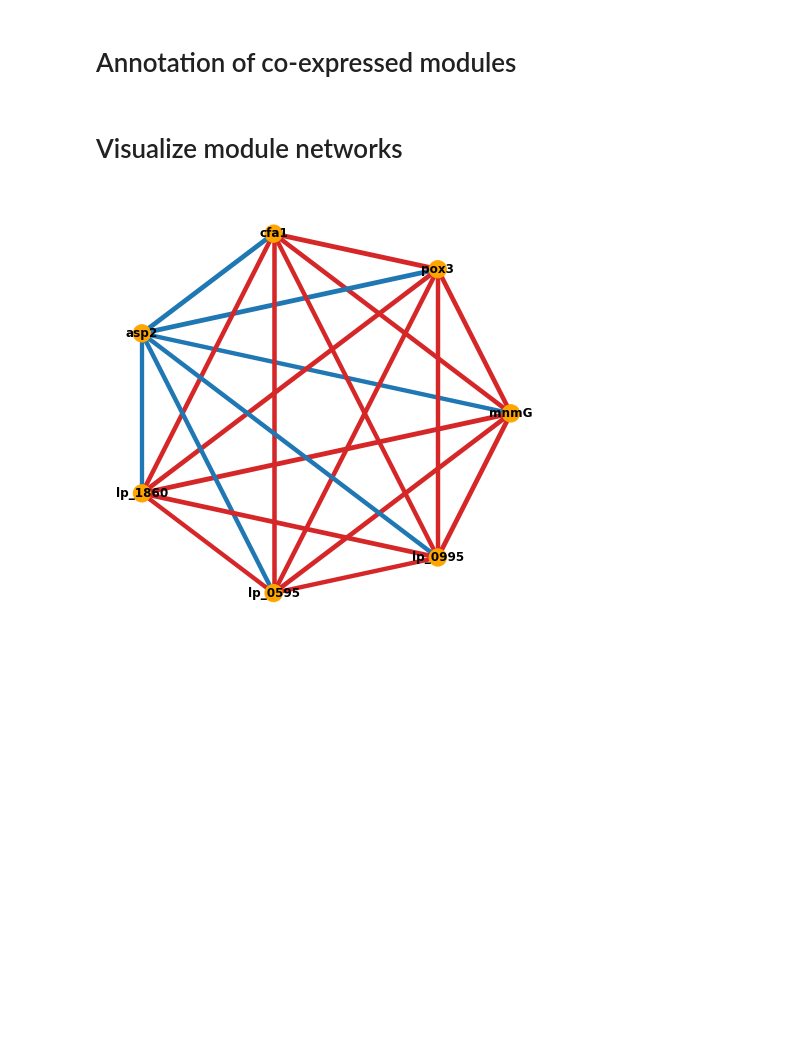
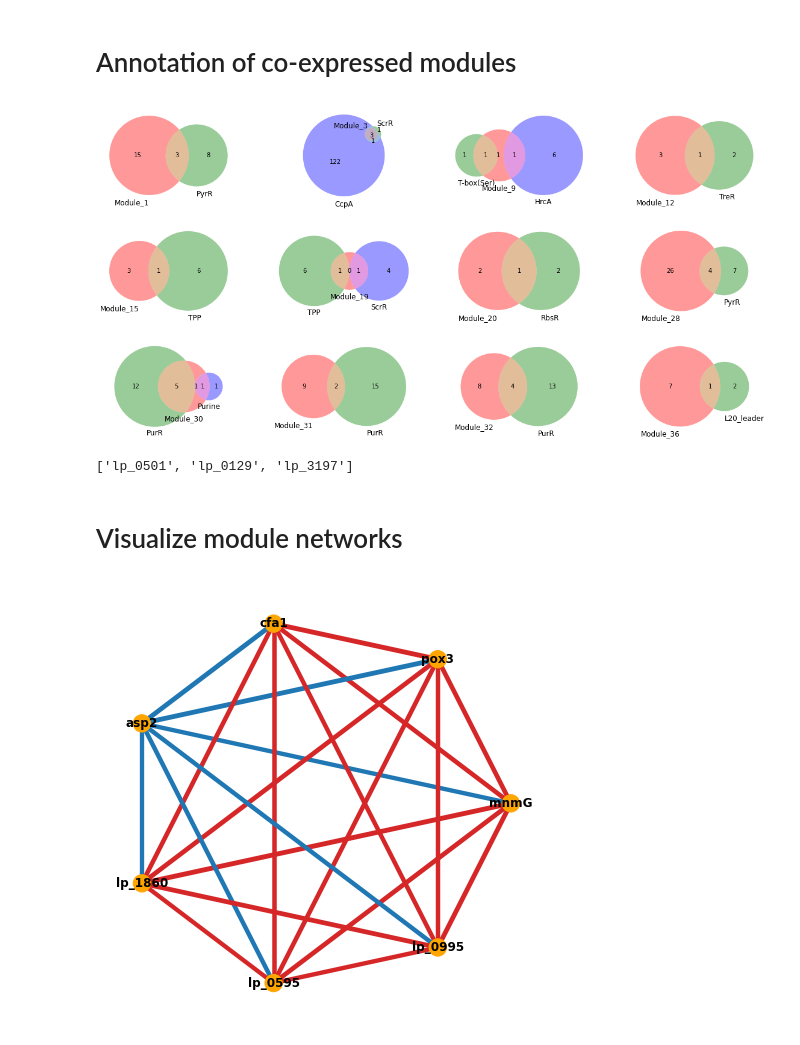
Before and after one commit to SizheQiu/LbPtEPS, a Jupyter notebook: workflow/WGCNA_proteomics.ipynb, the cells around one changed output. Cells and saved outputs as stored; diff of their text form; code cells hidden in the pictures; blank space fills up the shorter version.

```diff
--- a/workflow/WGCNA_proteomics.ipynb
+++ b/workflow/WGCNA_proteomics.ipynb
@@ -94,9 +96,53 @@ Text(20, 6, 'Module 11 excluded.')
 # Annotation of co-expressed modules
 # %%
 regulons = load_pickle('../data/Proteomics/lpwcfs1_regulons.pkl')
+regulators, gene_ids = [],[]
+for k in regulons.keys():
+    gene_ids += regulons[k]
+    regulators += [ k for i in range(len(regulons[k])) ]
+trn = pd.DataFrame(zip(regulators,gene_ids), columns=['regulator','gene_id'])
 uniprot_info = pd.read_csv('../data/Proteomics/uniprotkb_taxonomy_id_220668.tsv',sep='\t')
 kegg_annot = pd.read_excel('../data/Proteomics/All_Proteins_KEGG_query2map.xlsx')
 subloc_annot = pd.read_excel('../data/Proteomics/All_Proteins_SubLoc.xlsx')
+# %%
+module_genes = {}
+for ind in list(module_info['Module']):
+    proteins = list(module_protein[module_protein['Module']==ind]['Protein'])
+    module_genes[ind] = list(uniprot_info[uniprot_info.Entry.isin(proteins)]['Gene Names (ordered locus)'])
+# %%
+all_genes = list(uniprot_info['Gene Names (ordered locus)'])
+modulewTF = []
+Annotations = {}
+for k in module_genes.keys():
+    if sum(trn.gene_id.isin( module_genes[k] ) ) > 0:
+        modulewTF.append( k )
+for k in modulewTF:
+    result = compute_trn_enrichment( module_genes[k], all_genes, trn )
+    if len(result.index) < 1:
+        continue
+    result = result.sort_values(by='TP',ascending=False)
+    if len(result.index) > 2:
+        Annotations[k] = list( result.index )[0:2]
+    else:
+        Annotations[k] = list( result.index )
+# %%
+fig, axs = plt.subplots(3,4,figsize=(20,10))
+for i in range(len(Annotations.keys())):
+    name = 'Module_'+str( list(Annotations.keys())[i] )
+    k = list(Annotations.keys())[i]
+    x,y = int(i/4), int(i%4)
+    if len(Annotations[k]) == 2:
+        venn3([set( module_genes[k] ),set(regulons[Annotations[k][0]]), set(regulons[Annotations[k][1]])],
+             set_labels=[name,Annotations[k][0],Annotations[k][1] ] , ax = axs[x][y])
+    else:
+        venn2( [set( module_genes[k] ),set(regulons[Annotations[k][0]])],
+             set_labels=[name,Annotations[k][0] ], ax = axs[x][y])
+# %% [output]
+[figure, added]
+# %%
+module_genes[9]
+# %% [output]
+['lp_0501', 'lp_0129', 'lp_3197']
 # %% [markdown]
 # Visualize module networks
 # %%
```
Also changed, not shown: parts of 2 cells of this notebook, 12 other files.
